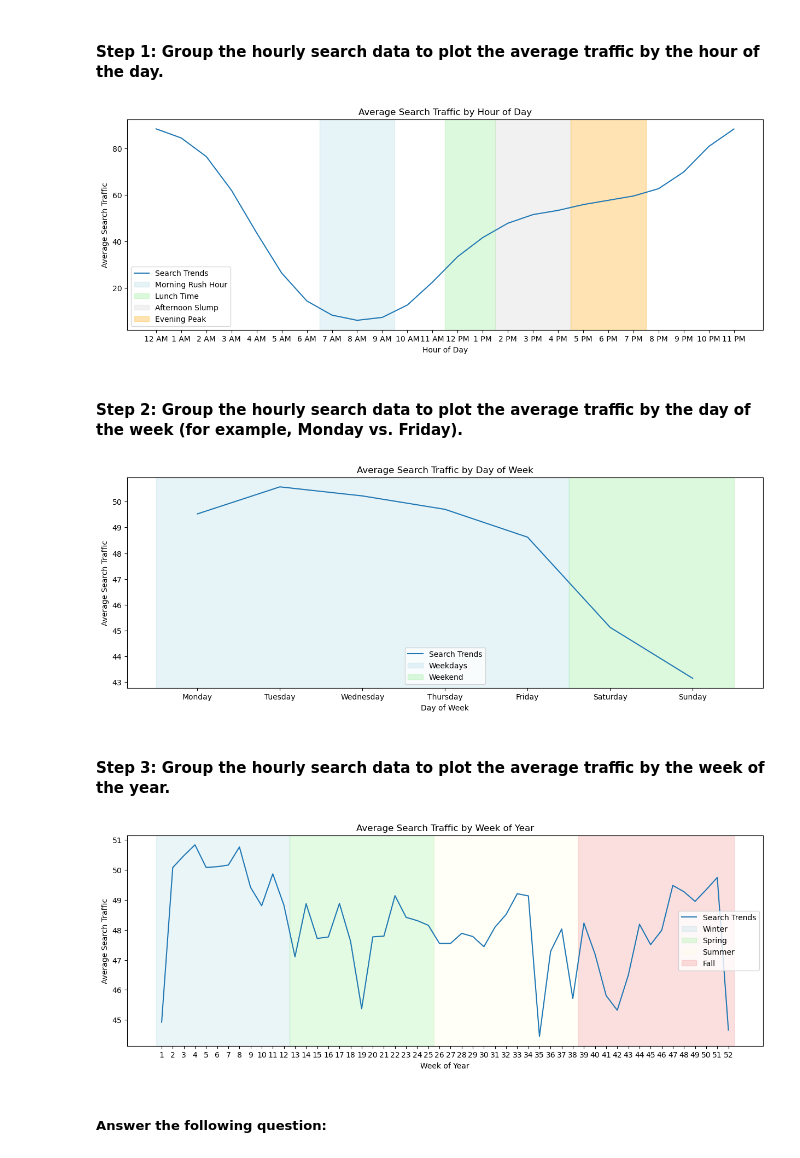
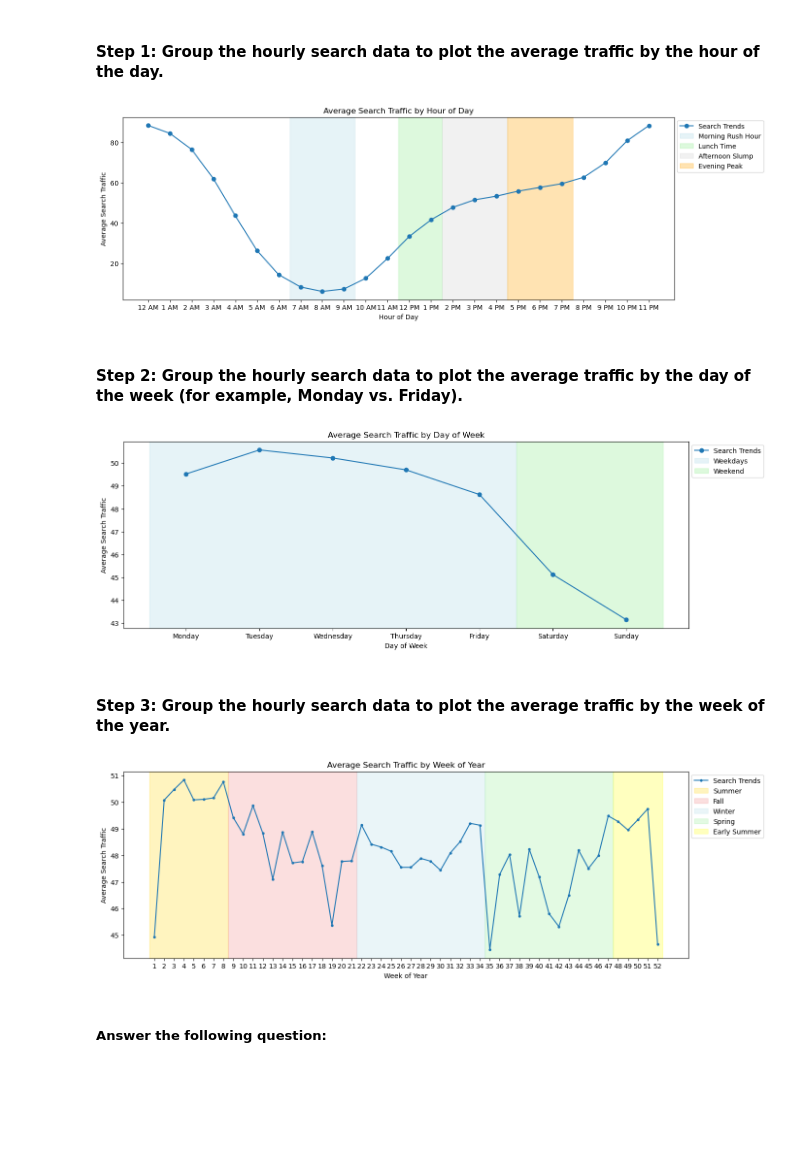
Before and after one commit to rune-encoder/prophet-challenge, a Jupyter notebook: forecasting_net_prophet.ipynb, the cells around one changed output. Cells and saved outputs as stored; diff of their text form; code cells hidden in the pictures; blank space fills up the shorter version.

```diff
--- a/forecasting_net_prophet.ipynb
+++ b/forecasting_net_prophet.ipynb
@@ -242,42 +242,44 @@ To that end, you want to mine the search traffic data for predictable seasonal p
 # %%
 """
 Important hourly time periods to consider:
-    - Morning Rush: When people are commuting to work or school.
-    - Lunch Time: When people are on their lunch break.
-    - Afternoon Slump: When people are winding down from the day or experiencing a drop in energy.
-    - Evening Peak: When people are home from work or school and have free time.
+    - Morning Rush (7-9 AM): When people are commuting to work or school.
+    - Lunch Time (12-1 PM): When people are on their lunch break.
+    - Afternoon Slump (2-4 PM): When people are winding down from the day or experiencing a drop in energy.
+    - Evening Peak (5-7 PM): When people are home from work or school and have free time.
 """
 
 # Group the hourly search data to plot the average traffic by the hour of the day, using `df.index.hour`
 hourly_avg_traffic = df_mercado_trends.groupby(df_mercado_trends.index.hour).mean()
 
 ax = hourly_avg_traffic.plot(
     title="Average Search Traffic by Hour of Day",
     xlabel="Hour of Day",
     ylabel="Average Search Traffic",
     figsize=(15, 5),
+    marker='o',
 )
 
+# Set the x-axis labels to show the hour of the day in 12-hour format for better readability
 hour_labels = [f'{hour % 12 or 12} {"AM" if hour < 12 else "PM"}' for hour in range(24)]
 ax.set_xticks(np.arange(0, 24, 1))
 ax.set_xticklabels(hour_labels)
 
-# Highlight important times of day
+# Highlight the important hourly time periods for better visualization
 highlight_times = {
-    'Morning Rush Hour': (7, 9, 'lightblue'), # Morning Rush: 7-9 AM
-    'Lunch Time': (12, 13, 'lightgreen'), # Lunch Time: 12-1 PM
-    'Afternoon Slump': (14, 16, 'lightgray'), # Afternoon Slump: 2-4 PM
-    'Evening Peak': (17, 19, 'orange') # Evening Peak: 5-7 PM
+    'Morning Rush Hour': (7, 9, 'lightblue'),
+    'Lunch Time': (12, 13, 'lightgreen'),
+    'Afternoon Slump': (14, 16, 'lightgray'),
+    'Evening Peak': (17, 19, 'orange')
 }
 
 for label, (start_hour, end_hour, color) in highlight_times.items():
     ax.axvspan(start_hour - 0.5, end_hour + 0.5, alpha=0.3, color=color, label=label)
 
-ax.legend()
+ax.legend(bbox_to_anchor=(1, 1))
 
 clear_output()
 # %% [output]
-[figure, old version]
+[figure, new version]
 # %% [markdown]
 #### Step 2: Group the hourly search data to plot the average traffic by the day of the week (for example, Monday vs. Friday).
 # %%
@@ -289,13 +291,15 @@ ax = daily_avg_traffic.plot(
     xlabel="Day of Week",
     ylabel="Average Search Traffic",
     figsize=(15, 5),
+    marker='o',
 )
 
+# Set the x-axis labels to show the day of the week for better readability
 day_labels = ["Monday", "Tuesday", "Wednesday", "Thursday", "Friday", "Saturday", "Sunday"]
 ax.set_xticks(np.arange(1, 8, 1))
 ax.set_xticklabels(day_labels)
 
-# Highlight important days of the week
+# Highlight the important days of the week for better visualization
 highlight_days = {
     'Weekdays': (1, 5, 'lightblue'),
     'Weekend': (6, 7, 'lightgreen')
@@ -304,17 +308,21 @@ highlight_days = {
 for label, (start_day, end_day, color) in highlight_days.items():
     ax.axvspan(start_day - 0.5 , end_day + 0.5, alpha=0.3, color=color, label=label)
 
-ax.legend()
+ax.legend(bbox_to_anchor=(1, 1))
 
 clear_output()
 # %% [output]
-[figure, old version]
+[figure, new version]
 # %% [markdown]
 #### Step 3: Group the hourly search data to plot the average traffic by the week of the year.
 # %%
 """
-Important weekly time periods to consider:
-    - Winter, Spring, Summer, and Fall seasons.
+Important weekly time periods to consider, especially in Latin America:
+    - Summer: Weeks 1 to 8 (December to February)
+    - Fall: Weeks 9 to 21 (March to May)
+    - Winter: Weeks 22 to 34 (June to August)
+    - Spring: Weeks 35 to 47 (September to November)
+    - Early Summer: Weeks 48 to 52 (December)
 """
 
 # Group the hourly search data to plot the average traffic by the week of the year using `df.index.isocalendar().week`.
@@ -325,27 +333,31 @@ ax = weekly_avg_traffic.plot(
     xlabel="Week of Year",
     ylabel="Average Search Traffic",
     figsize=(15, 5),
+    marker='.',
 )
 
+# Set the x-axis ticks to show the week numbers for better readability
+weeks_labels = weekly_avg_traffic.index
+ax.set_xticks(weeks_labels)
+
+# Latin American Seasons by Week
 highlight_seasons = {
-    'Winter': (1, 12, 'lightblue'),  # Winter: Weeks 1 to 12
-    'Spring': (13, 25, 'lightgreen'),  # Spring: Weeks 13 to 25
-    'Summer': (26, 38, 'lightyellow'),  # Summer: Weeks 26 to 38
-    'Fall': (39, 52, 'lightcoral')  # Fall: Weeks 39 to 52
+    'Summer': (1, 8, 'gold'),
+    'Fall': (9, 21, 'lightcoral'),
+    'Winter': (22, 34, 'lightblue'),
+    'Spring': (35, 47, 'lightgreen'),
+    'Early Summer': (48, 52, 'yellow')
 }
 
-# Highlight the seasons on the plot
+# Highlight the seasons on the plot for better visualization
 for season, (start_week, end_week, color) in highlight_seasons.items():
     ax.axvspan(start_week - 0.5, end_week + 0.5, alpha=0.25, color=color, label=season)
 
-weeks_labels = weekly_avg_traffic.index
-ax.set_xticks(weeks_labels)
-
-ax.legend()
+ax.legend(bbox_to_anchor=(1, 1))
 
 clear_output()
 # %% [output]
-[figure, old version]
+[figure, new version]
 # %% [markdown]
 ##### Answer the following question:
 # %% [markdown]
```
Also changed, not shown: parts of 25 cells of this notebook.
